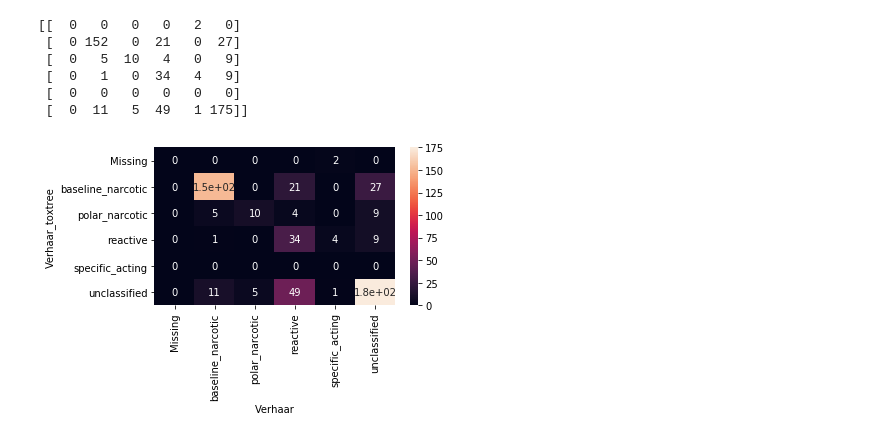
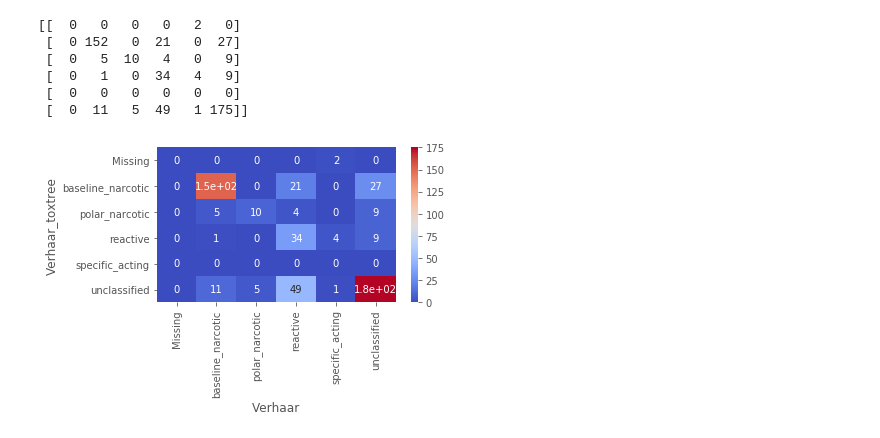
Before and after one commit to patlewig/ttc_inhalation, a Jupyter notebook: notebooks/08_confusion_matrix_verhaar.ipynb, the cells around one changed output. Cells and saved outputs as stored; diff of their text form; code cells hidden in the pictures.

```diff
--- a/notebooks/08_confusion_matrix_verhaar.ipynb
+++ b/notebooks/08_confusion_matrix_verhaar.ipynb
@@ -90,13 +90,13 @@ print(confusion_matrix( ttc_moa_df['Verhaar_toxtree'],ttc_moa_df['Verhaar'], lab
 xticklabels = ttc_moa_df['Verhaar'].unique()
 yticklabels = ttc_moa_df['Verhaar_toxtree'].unique()
 # %%
+plt.style.use('ggplot')
 ax= plt.subplot()
-
-sns.heatmap(confusion_matrix( ttc_moa_df['Verhaar_toxtree'],ttc_moa_df['Verhaar'] ),xticklabels = labels, yticklabels = labels , annot = True, ax = ax)
+sns.heatmap(confusion_matrix( ttc_moa_df['Verhaar_toxtree'],ttc_moa_df['Verhaar'] ),xticklabels = labels, yticklabels = labels , annot = True, ax = ax, cmap = 'coolwarm')
 ax.set_xlabel('Verhaar');ax.set_ylabel('Verhaar_toxtree')
 plt.tight_layout()
-plt.savefig(figures_dir+'hm_verhaar_revised.png', dpi = 300)
+plt.savefig(figures_dir+'hm_verhaar_revised.jpg', dpi = 300)
 # %% [output]
-[figure, old version]
+[figure, new version]
 # %%
 cramer = pd.read_csv()
```
Also changed, not shown: parts of 6 cells of this notebook, 7 other files.
